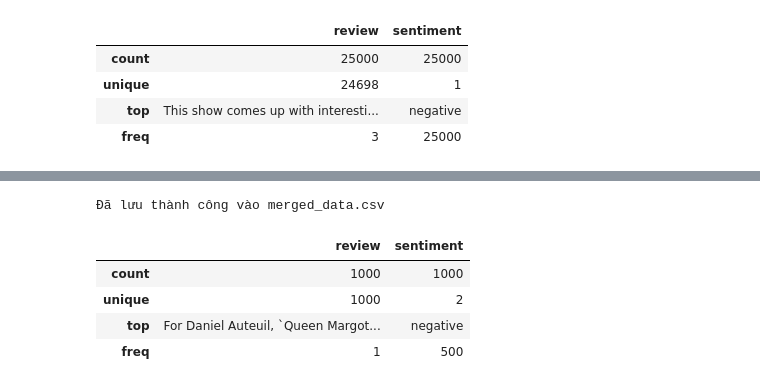
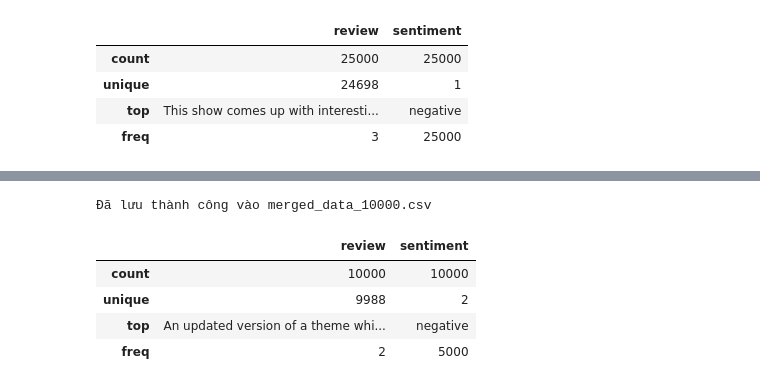
Before and after one commit to daothihuyen64/Step-by-step-Decision-Tree-Classifier, a Jupyter notebook: process_data.ipynb, the cells around one changed output, grey strips where cells are left out. Drawn from its saved outputs; the diff is of its cells as text; code cells hidden in the pictures.

```diff
--- a/process_data.ipynb
+++ b/process_data.ipynb
@@ -80,3 +82,5 @@ df_neg_sample.describe()
+# %%
+file_name = "merged_data_10000.csv"
 # %%
 import pandas as pd
 
@@ -87,17 +91,17 @@ df_combined = pd.concat([df_pos_sample, df_neg_sample], ignore_index=True)
 df_combined = df_combined.sample(frac=1, random_state=42).reset_index(drop=True)
 
 # Lưu vào file CSV
-df_combined.to_csv("merged_data.csv", index=False)
+df_combined.to_csv(file_name, index=False)
 
-print("Đã lưu thành công vào merged_data.csv")
+print(f"Đã lưu thành công vào {file_name}")
 # %% [output]
-Đã lưu thành công vào merged_data.csv
+Đã lưu thành công vào merged_data_10000.csv
 # %%
-df_merge = pd.read_csv("merged_data.csv")
+df_merge = pd.read_csv(file_name)
 df_merge.describe()
 # %% [output]
 |  | review | sentiment |
-| count | 1000 | 1000 |
-| unique | 1000 | 2 |
-| top | For Daniel Auteuil, `Queen Margot... | negative |
-| freq | 1 | 500 |
+| count | 10000 | 10000 |
+| unique | 9988 | 2 |
+| top | An updated version of a theme whi... | negative |
+| freq | 2 | 5000 |
```
Also changed, not shown: parts of 4 cells of this notebook, 2 other files.
